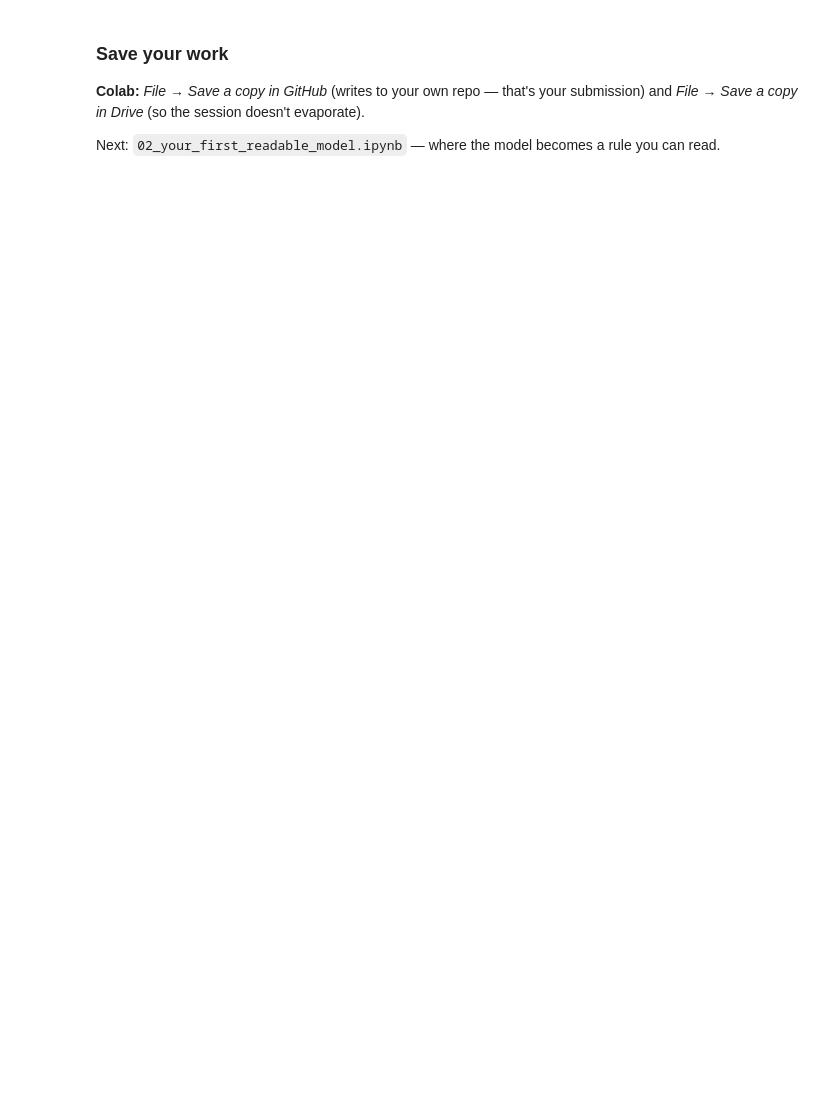
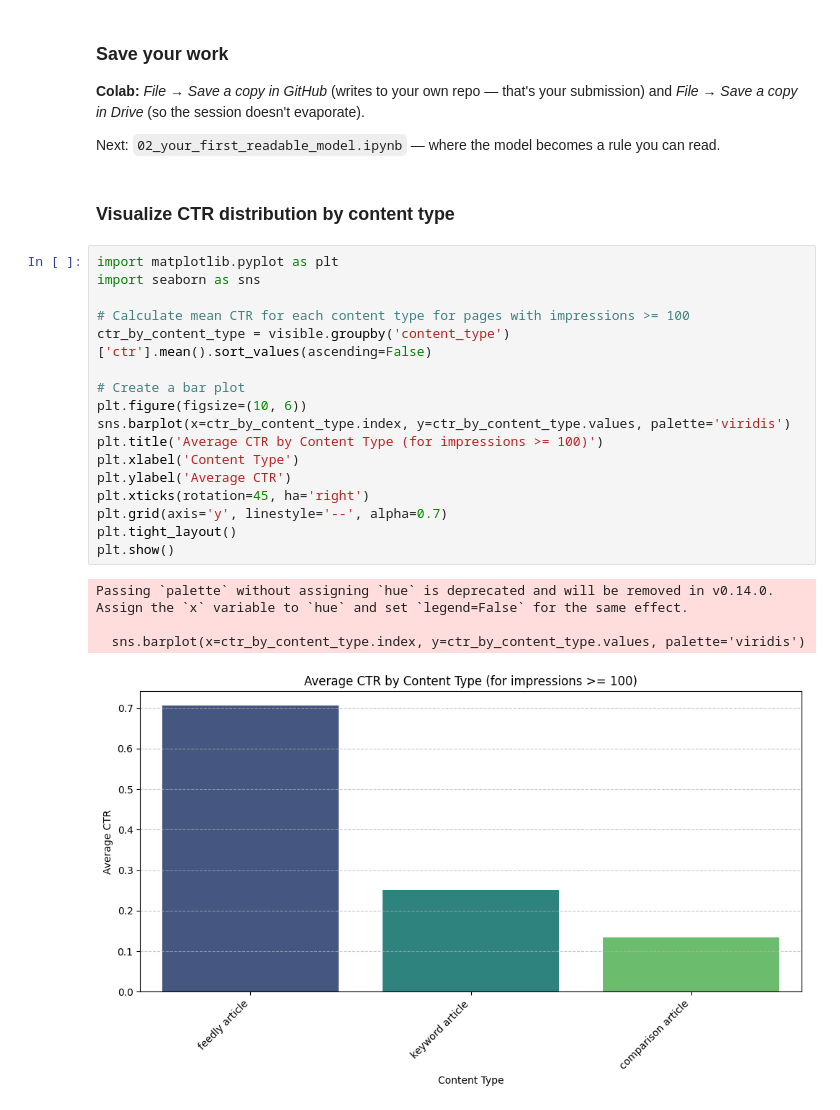
Before and after one commit to Fatima-38/Flyrank_ML_Internship_Projects, a Jupyter notebook: notebooks/01_first_look_and_discovery.ipynb, the cells around one changed output. Cells and saved outputs as stored; diff of their text form; blank space fills up the shorter version.

```diff
--- a/notebooks/01_first_look_and_discovery.ipynb
+++ b/notebooks/01_first_look_and_discovery.ipynb
@@ -117,3 +226,27 @@ Pick **one** of these and write a few lines below. This is your Week-1 discovery
 **Colab:** *File → Save a copy in GitHub* (writes to your own repo — that's your submission) and *File → Save a copy in Drive* (so the session doesn't evaporate).
 
 Next: `02_your_first_readable_model.ipynb` — where the model becomes a rule you can read.
+# %% [markdown]
+### Visualize CTR distribution by content type
+# %%
+import matplotlib.pyplot as plt
+import seaborn as sns
+
+# Calculate mean CTR for each content type for pages with impressions >= 100
+ctr_by_content_type = visible.groupby('content_type')['ctr'].mean().sort_values(ascending=False)
+
+# Create a bar plot
+plt.figure(figsize=(10, 6))
+sns.barplot(x=ctr_by_content_type.index, y=ctr_by_content_type.values, palette='viridis')
+plt.title('Average CTR by Content Type (for impressions >= 100)')
+plt.xlabel('Content Type')
+plt.ylabel('Average CTR')
+plt.xticks(rotation=45, ha='right')
+plt.grid(axis='y', linestyle='--', alpha=0.7)
+plt.tight_layout()
+plt.show()
+# %% [output]
+Passing `palette` without assigning `hue` is deprecated and will be removed in v0.14.0. Assign the `x` variable to `hue` and set `legend=False` for the same effect.
+
+  sns.barplot(x=ctr_by_content_type.index, y=ctr_by_content_type.values, palette='viridis')
+[figure, added]
```
Also changed, not shown: parts of 15 cells of this notebook.
